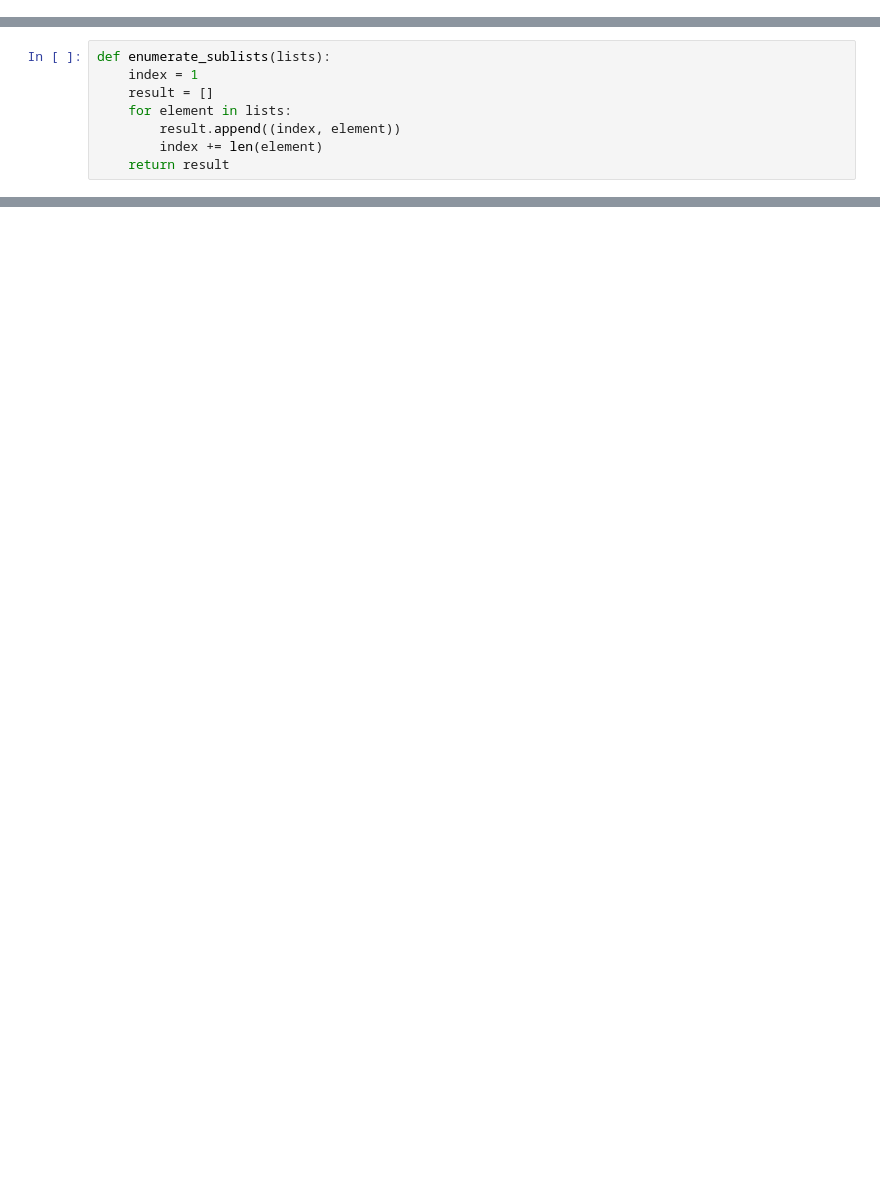
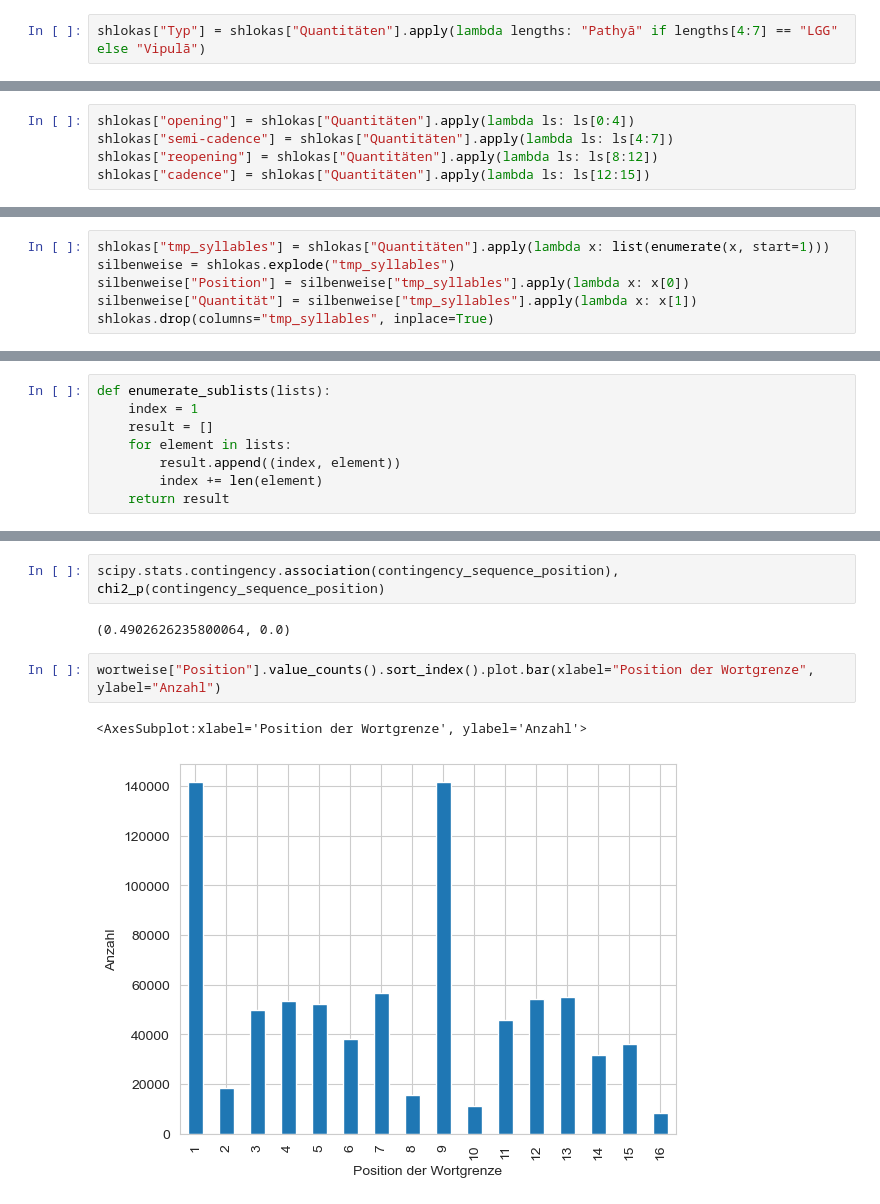
Before and after one commit to kmein/shloka, a Jupyter notebook: shloka-scansion/Shloka.ipynb, the cells around one changed output, grey strips where cells are left out. Drawn from its saved outputs; the diff is of its cells as text; blank space fills up the shorter version.

```diff
--- a/shloka-scansion/Shloka.ipynb
+++ b/shloka-scansion/Shloka.ipynb
@@ -222,0 +112,2 @@ pd.crosstab([df_single_weight.opening, df_single_weight.position], df_single_wei
+# %%
+shlokas["Typ"] = shlokas["Quantitäten"].apply(lambda lengths: "Pathyā" if lengths[4:7] == "LGG" else "Vipulā")
@@ -222,0 +131,5 @@ pd.crosstab([df_single_weight.opening, df_single_weight.position], df_single_wei
+# %%
+shlokas["opening"] = shlokas["Quantitäten"].apply(lambda ls: ls[0:4])
+shlokas["semi-cadence"] = shlokas["Quantitäten"].apply(lambda ls: ls[4:7])
+shlokas["reopening"] = shlokas["Quantitäten"].apply(lambda ls: ls[8:12])
+shlokas["cadence"] = shlokas["Quantitäten"].apply(lambda ls: ls[12:15])
@@ -222,0 +241,6 @@ pd.crosstab([df_single_weight.opening, df_single_weight.position], df_single_wei
+# %%
+shlokas["tmp_syllables"] = shlokas["Quantitäten"].apply(lambda x: list(enumerate(x, start=1)))
+silbenweise = shlokas.explode("tmp_syllables")
+silbenweise["Position"] = silbenweise["tmp_syllables"].apply(lambda x: x[0])
+silbenweise["Quantität"] = silbenweise["tmp_syllables"].apply(lambda x: x[1])
+shlokas.drop(columns="tmp_syllables", inplace=True)
@@ -256,0 +430,9 @@ x[x.word == "iti"]
+# %%
+scipy.stats.contingency.association(contingency_sequence_position), chi2_p(contingency_sequence_position)
+# %% [output]
+(0.4902626235800064, 0.0)
+# %%
+wortweise["Position"].value_counts().sort_index().plot.bar(xlabel="Position der Wortgrenze", ylabel="Anzahl")
+# %% [output]
+<AxesSubplot:xlabel='Position der Wortgrenze', ylabel='Anzahl'>
+[figure, added]
```
Also changed, not shown: parts of 90 cells of this notebook.
